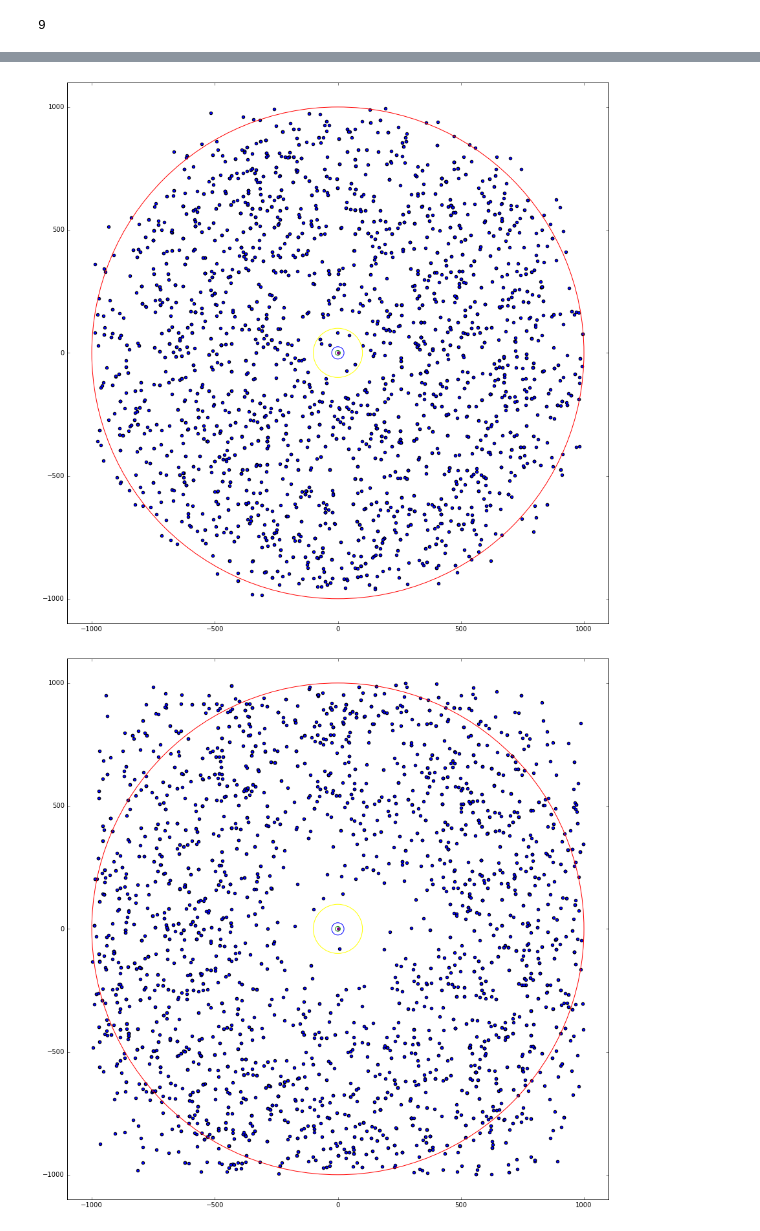
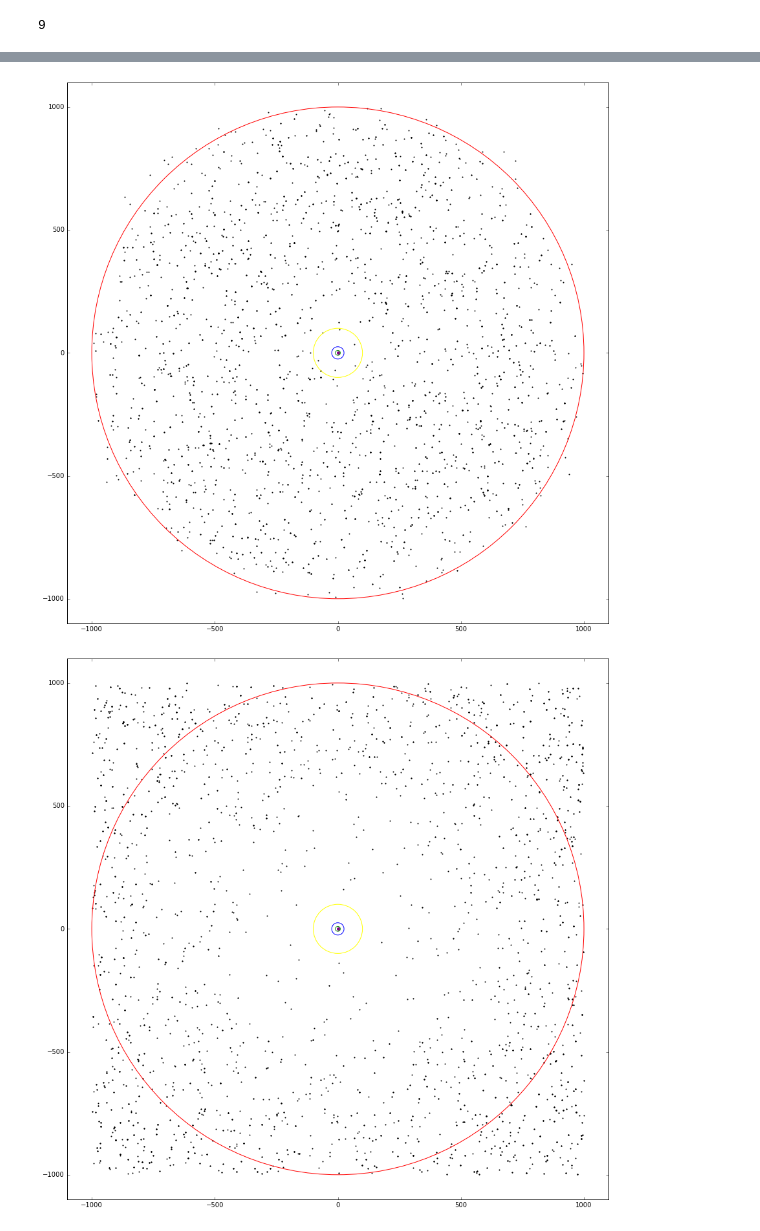
Before and after one commit to Mithrillion/pokemon-go-simulator-solver, a Jupyter notebook: particle_filter_algorithm.ipynb, the cells around one changed output, grey strips where cells are left out. Cells and saved outputs as stored; diff of their text form; code cells hidden in the pictures.

Commit message:
pokemon locator on simplified simulation

```diff
--- a/particle_filter_algorithm.ipynb
+++ b/particle_filter_algorithm.ipynb
@@ -49,6 +49,7 @@ def rank(input):
     return output
 
 # player will be able to see this
+# slight bug - we will not be able to see rankings of pokemons that are out of radar radius (but we can fix this later)
 def pokemon_rankings(player_coord, pokemons):
     dists = pokemon_distances(player_coord, pokemons)
     rankings = {}
@@ -86,7 +87,7 @@ def footprint(distance):
     elif distance < 1000:
         return 3
     else:
-        return 'invis'
+        return 'out'
 
 def distance_levels(player_coord, pokemons):
     dists = pokemon_distances(player_coord, pokemons)
@@ -101,7 +102,7 @@ def random_particle_generation(side_length=2000, n=1000):
 def plot_particles(player_coord, particles):
     plt.figure(figsize=(15,15))
     plt.scatter([p[0] - player_coord[0] for p in particles],
-                [p[1] - player_coord[1] for p in particles])
+                [p[1] - player_coord[1] for p in particles], s=1)
     plt.axes().set_aspect(1)
     plt.axes().set_xlim((-1100, 1100))
     plt.axes().set_ylim((-1100, 1100))
@@ -313,7 +319,7 @@ new_all_particles = resample_all_population(all_particles, level_weights)
 # %%
 plot_particles((0, 0), new_all_particles[0])
 # %% [output]
-[figure, old version]
+[figure, new version]
 # %%
 # now we attempt two operations in a row
 all_particles = {i: random_particle_generation(n=3000) for i in range(len(pokemons))}
@@ -323,6 +329,6 @@ new_all_particles = resample_all_population(all_particles, level_weights)
 ranking_weights = all_ranking_weights(distances, rankings)
 new_all_particles = resample_all_population(all_particles, ranking_weights)
 # %%
-plot_particles((0, 0), new_all_particles[3])
+plot_particles((0, 0), new_all_particles[4])
 # %% [output]
-[figure, old version]
+[figure, new version]
```
Also changed, not shown: parts of 9 cells of this notebook, 3 other files.
